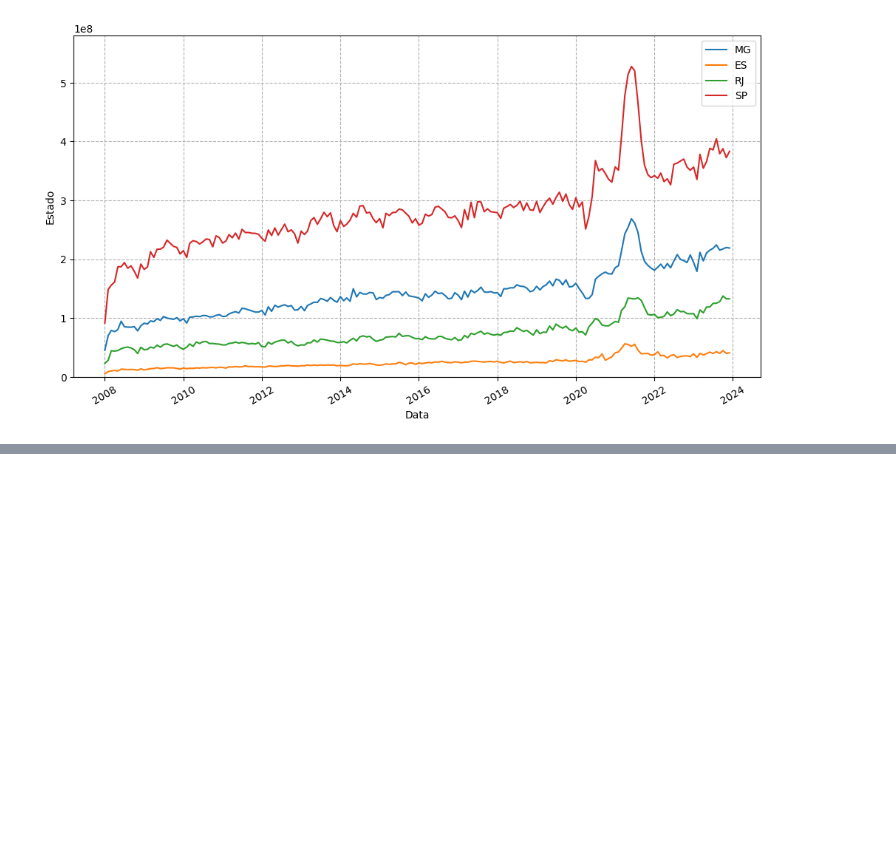
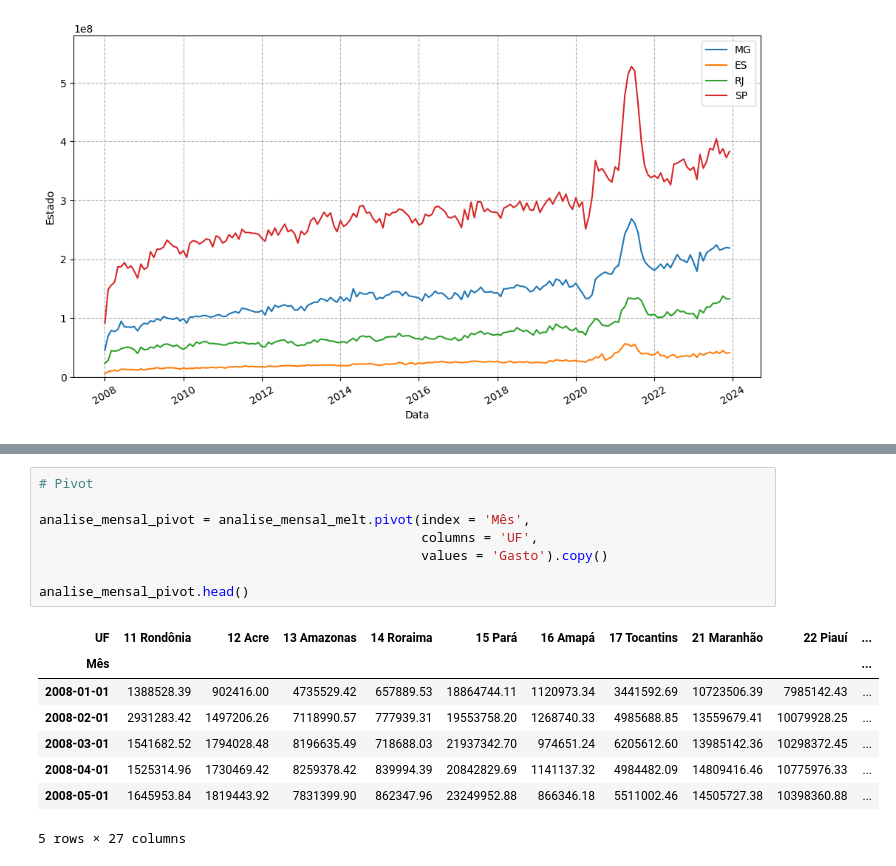
Before and after one commit to edupmon/fiap, a Jupyter notebook: pos-tech/data-analytics/fase-1/02-visualizacao-de-dados/aula-4/producao-hospitalar.ipynb, the cells around one changed output, grey strips where cells are left out. Drawn from its saved outputs; the diff is of its cells as text; blank space fills up the shorter version.

```diff
--- a/pos-tech/data-analytics/fase-1/02-visualizacao-de-dados/aula-4/producao-hospitalar.ipynb
+++ b/pos-tech/data-analytics/fase-1/02-visualizacao-de-dados/aula-4/producao-hospitalar.ipynb
@@ -673,0 +692,17 @@ plt.show()
+# %%
+# Pivot
+
+analise_mensal_pivot = analise_mensal_melt.pivot(index = 'Mês',
+                                                 columns = 'UF',
+                                                 values = 'Gasto').copy()
+
+analise_mensal_pivot.head()
+# %% [output]
+| UF | 11 Rondônia | 12 Acre | 13 Amazonas | 14 Roraima | 15 Pará | 16 Amapá | 17 Tocantins | 21 Maranhão | 22 Piauí | ... |
+| Mês |  |  |  |  |  |  |  |  |  | ... |
+| 2008-01-01 | 1388528.39 | 902416.00 | 4735529.42 | 657889.53 | 18864744.11 | 1120973.34 | 3441592.69 | 10723506.39 | 7985142.43 | ... |
+| 2008-02-01 | 2931283.42 | 1497206.26 | 7118990.57 | 777939.31 | 19553758.20 | 1268740.33 | 4985688.85 | 13559679.41 | 10079928.25 | ... |
+| 2008-03-01 | 1541682.52 | 1794028.48 | 8196635.49 | 718688.03 | 21937342.70 | 974651.24 | 6205612.60 | 13985142.36 | 10298372.45 | ... |
+| 2008-04-01 | 1525314.96 | 1730469.42 | 8259378.42 | 839994.39 | 20842829.69 | 1141137.32 | 4984482.09 | 14809416.46 | 10775976.33 | ... |
+| 2008-05-01 | 1645953.84 | 1819443.92 | 7831399.90 | 862347.96 | 23249952.88 | 866346.18 | 5511002.46 | 14505727.38 | 10398360.88 | ... |
+5 rows × 27 columns
```
Also changed, not shown: parts of 2 cells of this notebook.
